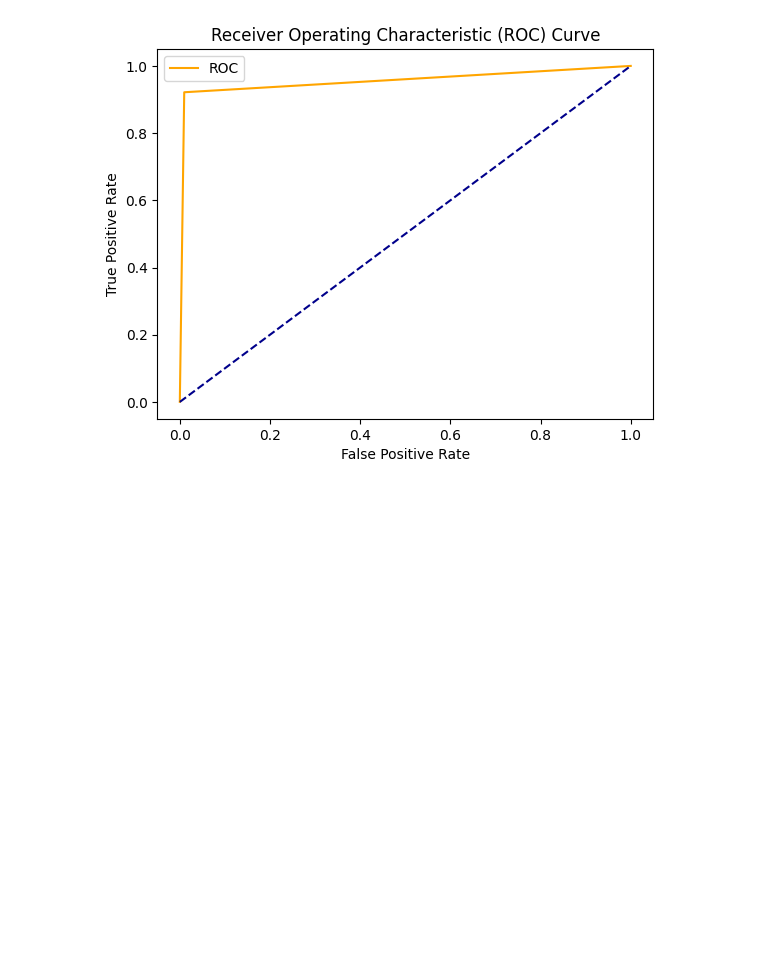
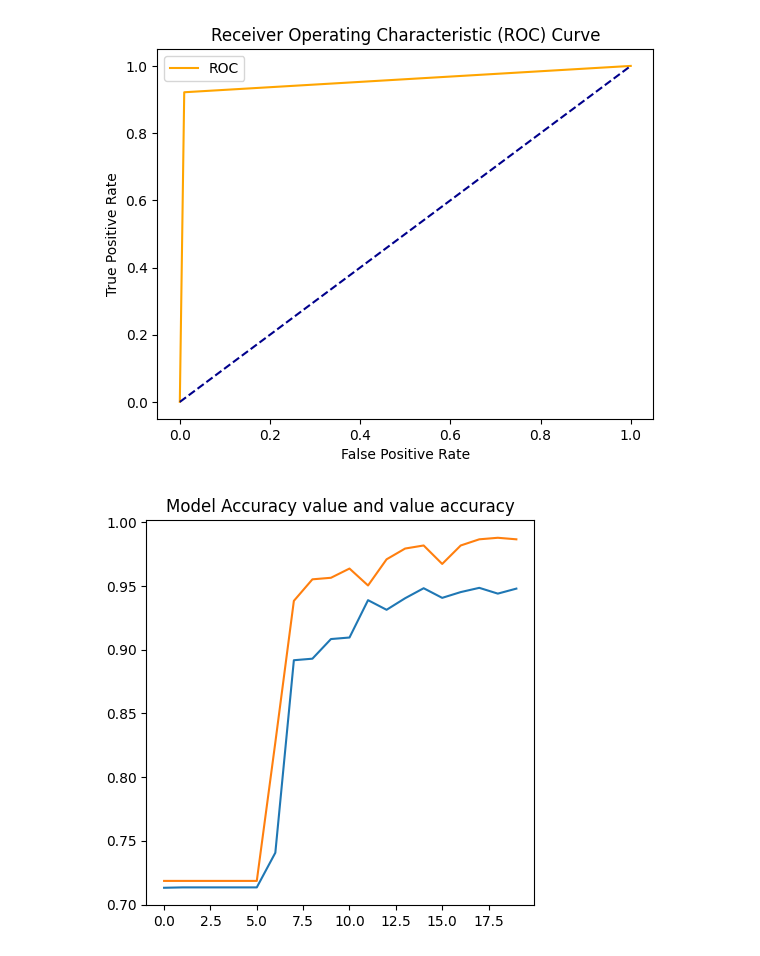
Before and after one commit to environmentallyconsciouscoder/developer_academy_ml_examples, a Jupyter notebook: neural_network.ipynb, the cells around one changed output. Saved outputs shown, nothing was run; the diff lists cells and outputs as text; code cells hidden in the pictures; blank space fills up the shorter version.

Commit message:
feat: add table to show accuracy

```diff
--- a/neural_network.ipynb
+++ b/neural_network.ipynb
@@ -358,3 +358,12 @@ plt.show()
 # %% [output]
 AUC: 0.955927
 [figure]
+# %%
+plt.figure(figsize=(5,5))
+plt.plot(history.history['accuracy'], label = "Accuracy")
+plt.plot(history.history['val_accuracy'], label = "Value Accuracy")
+plt.title('Model Accuracy value and value accuracy')
+plt.legend()
+plt.show()
+# %% [output]
+[figure, added]
```
